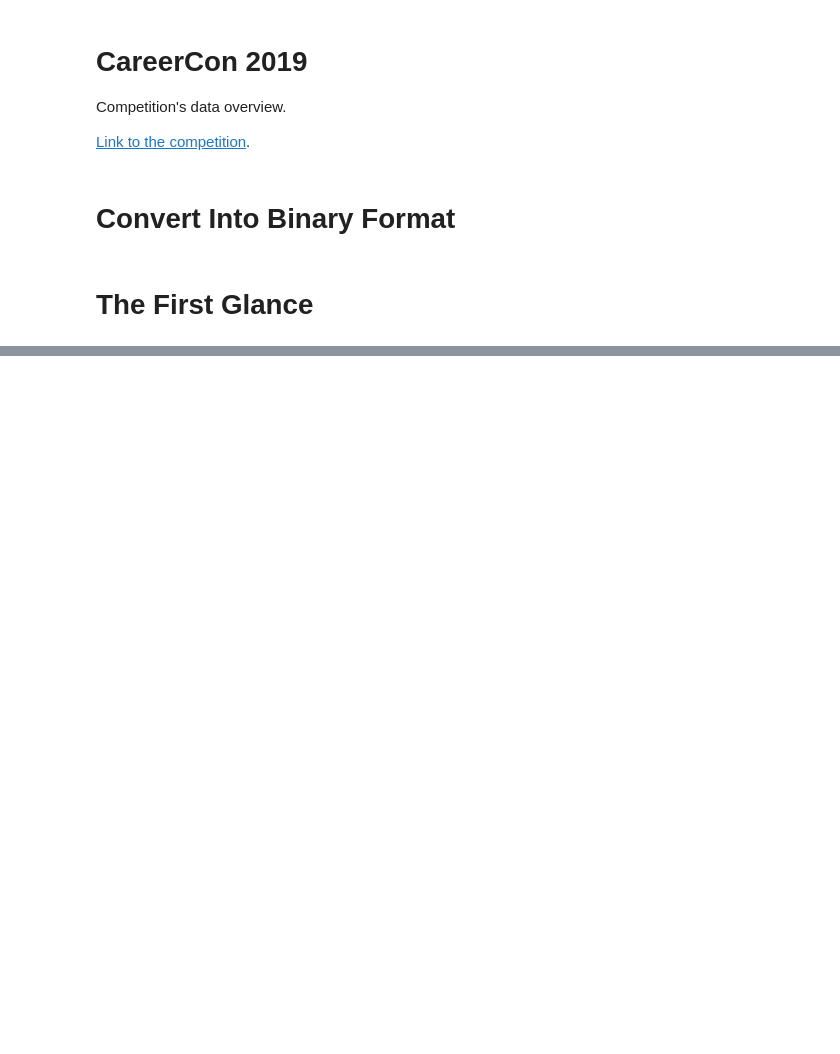
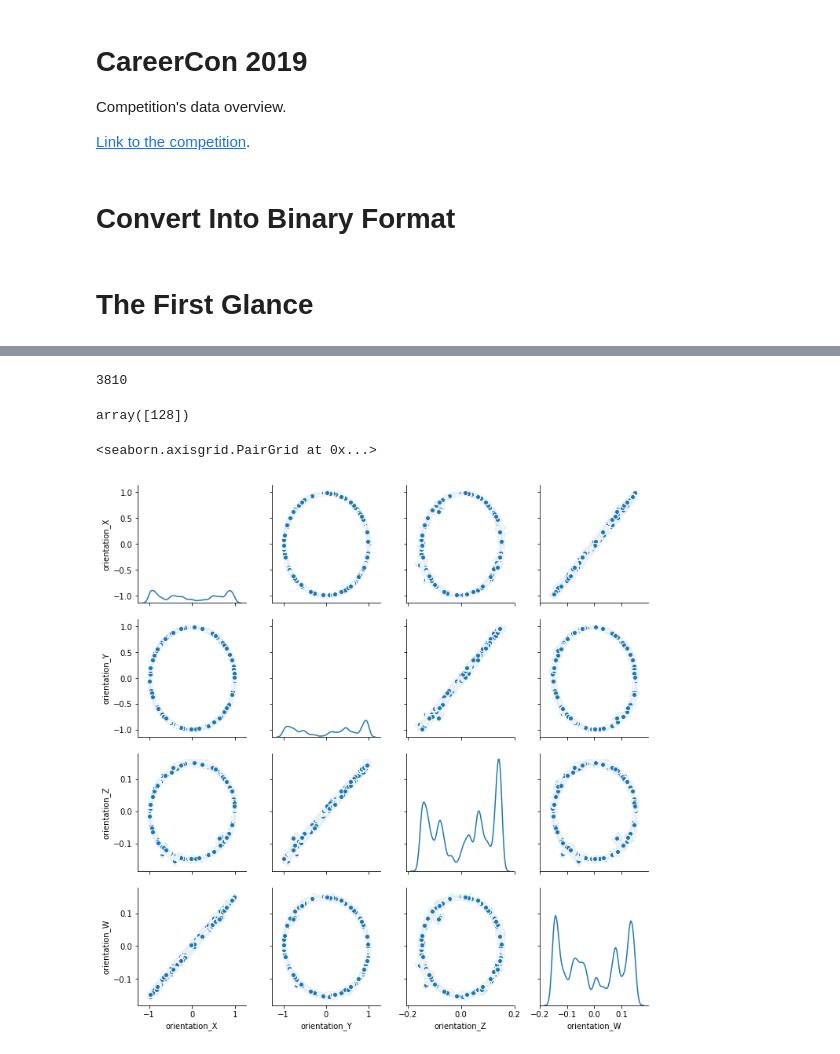
Before and after one commit to devforfu/careercon2019, a Jupyter notebook: 00_start.ipynb, the cells around one changed output, grey strips where cells are left out. Drawn from its saved outputs; the diff is of its cells as text; code cells hidden in the pictures; blank space fills up the shorter version.

```diff
--- a/00_start.ipynb
+++ b/00_start.ipynb
@@ -29,3 +32,7 @@ for name, df in (('x_trn', x_trn), ('y_trn', y_trn), ('x_tst', x_tst)):
     print(to_feather(df, name))
 # %% [markdown]
 # The First Glance
+# %%
+def columns(df, pattern):
+    index = df.columns.str.match(pattern)
+    return df.columns[index]
@@ -56,0 +54,17 @@ ax.scatter3D(xs, ys, zs, c=zs)
+# %%
+x_trn.series_id.nunique()
+# %% [output]
+3810
+# %%
+x_trn.groupby('series_id').measurement_number.count().unique()
+# %% [output]
+array([128])
+# %%
+orient_df = x_trn[columns(x_trn, 'orient')]
+# %%
+g = sns.PairGrid(orient_df)
+g.map_diag(sns.kdeplot)
+g.map_offdiag(sns.scatterplot)
+# %% [output]
+<seaborn.axisgrid.PairGrid at 0x...>
+[figure, added]
```
Also changed, not shown: parts of 14 cells of this notebook, 1 other file.
